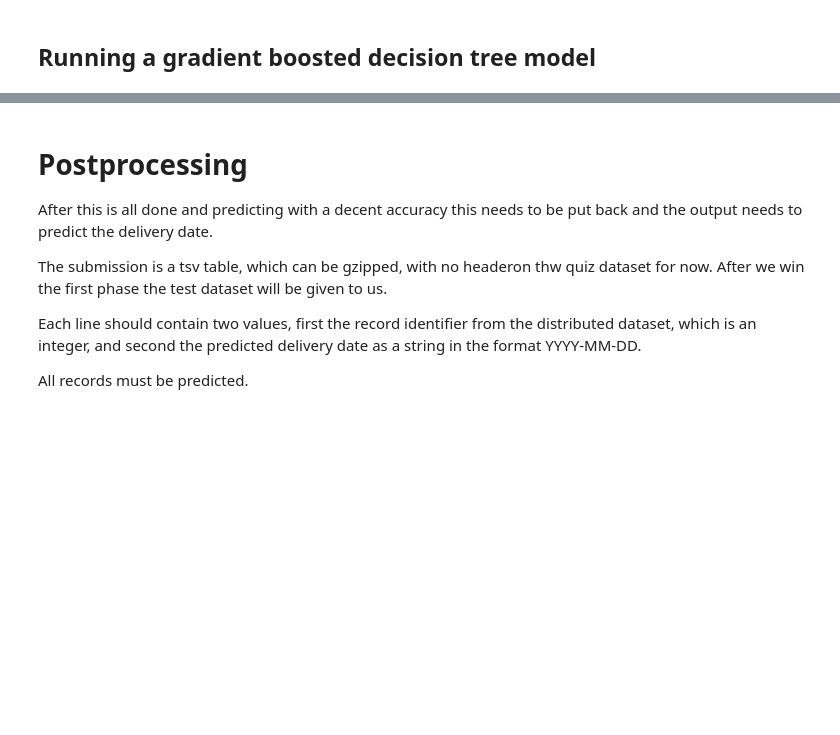
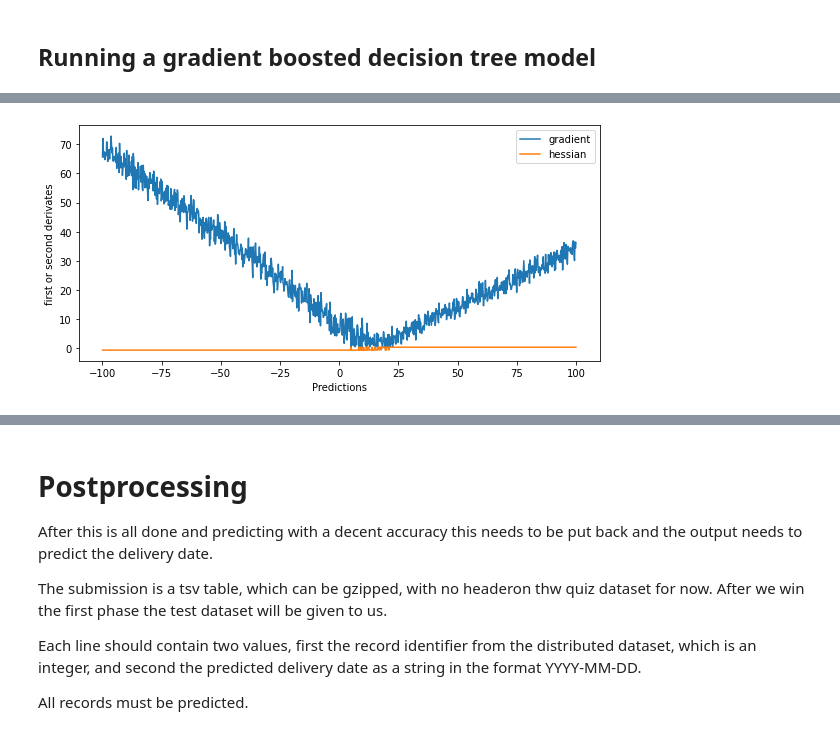
Before and after one commit to Swagget/ebay_delivery_prediction_competition, a Jupyter notebook: notebooks/Monisha_notebook.ipynb, the cells around one changed output, grey strips where cells are left out. Saved outputs shown, nothing was run; the diff lists cells and outputs as text; code cells hidden in the pictures; blank space fills up the shorter version.

```diff
--- a/notebooks/Monisha_notebook.ipynb
+++ b/notebooks/Monisha_notebook.ipynb
@@ -134,15 +134,5 @@ from sklearn.model_selection import train_test_split
 from sklearn import metrics
 import math
 import numpy as np
-# %%
-def customLossFunctionTrain(y_true, y_pred):
-    PE = 0.4
-    PL = 0.6
-    early_shipmets_actual_days = y_true[y_true > y_pred]
-    early_shipments_predicted_days = y_pred[y_true > y_pred]
-    late_shipments_actual_days = y_true[y_true < y_pred]
-    late_shipments_predicted_days = y_pred[y_true < y_pred]
-    loss = abs((PE * sum(early_shipmets_actual_days - early_shipments_predicted_days)) + (PL * sum(late_shipments_predicted_days - late_shipments_actual_days)))
-    return
 # %%
 def customLossFunctionEval(y_true, y_pred):
@@ -210,0 +225,19 @@ Testing accuracy 0.1395
+# %%
+X1, Y1 = make_friedman1(n_samples=1000, n_features=7, noise=0.0, random_state=11)
+y_true = Y1
+y_pred = np.linspace(-100,100,1000)
+# y_pred = model.predict(x)
+grad, hess = customLossFunctionTrain(y_true, y_pred)
+
+fig, ax = plt.subplots(1,1, figsize=(8,4))
+
+# ax.plot(y_hat, errors)
+ax.plot(y_pred, grad)
+ax.plot(y_pred, hess)
+ax.legend(('gradient', 'hessian'))
+ax.set_xlabel('Predictions')
+ax.set_ylabel('first or second derivates')
+
+fig.tight_layout()
+# %% [output]
+[figure, added]
```
Also changed, not shown: parts of 25 cells of this notebook.
